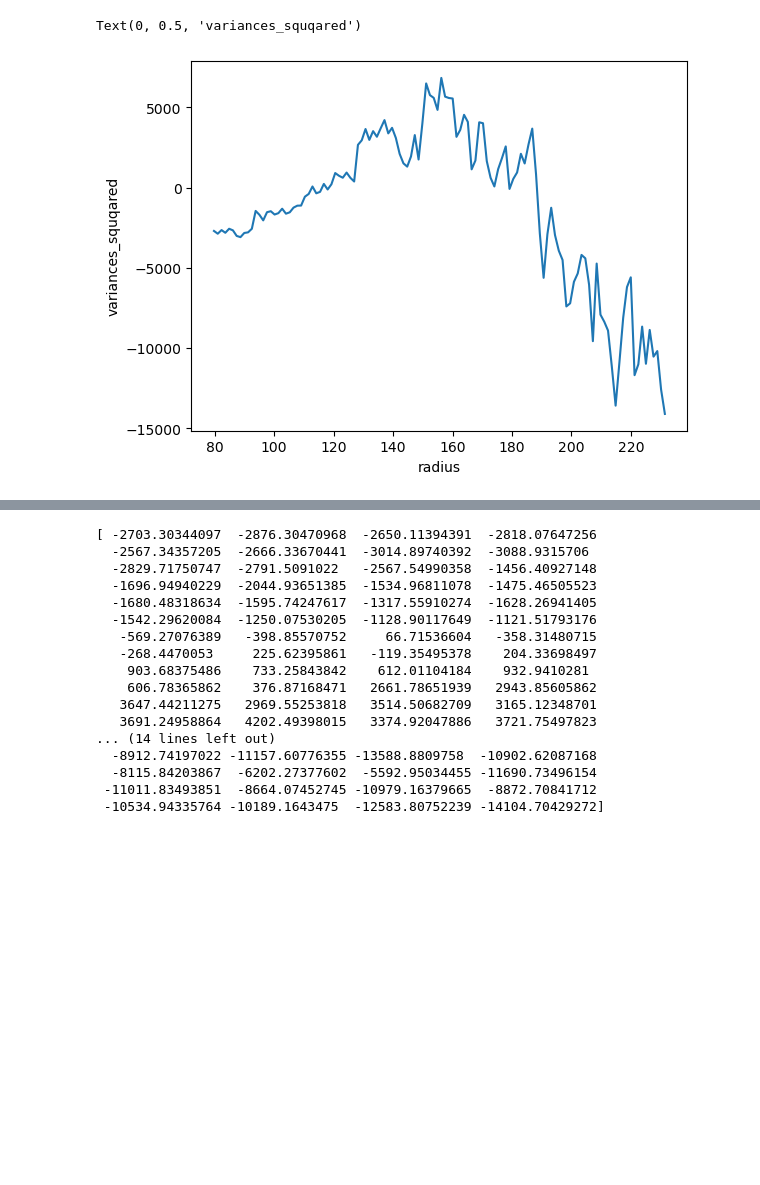
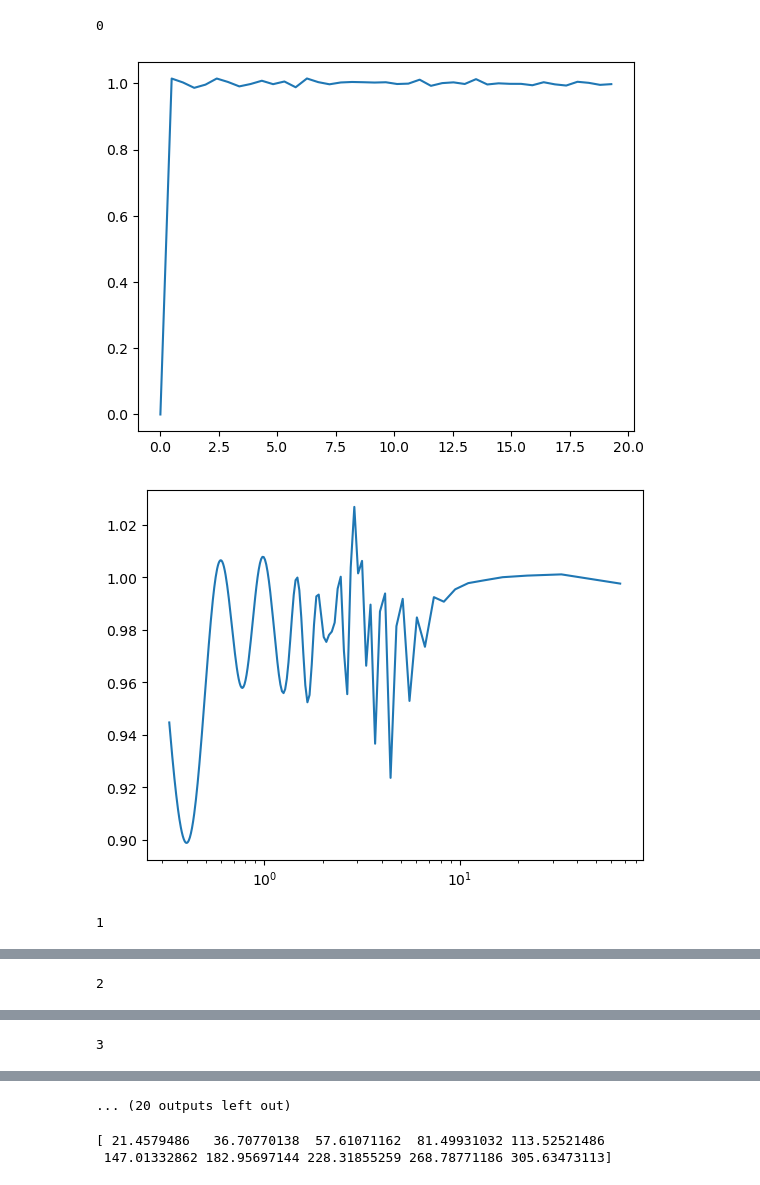
Before and after one commit to xianyang316/Hyperuniformity_simulation, a Jupyter notebook: code/variance_calculations_test.ipynb, the cells around one changed output, grey strips where cells are left out. Cells and saved outputs as stored; diff of their text form; code cells hidden in the pictures; blank space fills up the shorter version.

```diff
--- a/code/variance_calculations_test.ipynb
+++ b/code/variance_calculations_test.ipynb
@@ -1,29 +1,45 @@
 # %%
 import calc
 import numpy as np
 import matplotlib.pyplot as plt
 import importlib
 importlib.reload(calc)
 from calc import Hyperuniform_helper
 
-file_name = 'positions.txt'
+file_name = f'positions/positions_1.txt'
 data = np.loadtxt(file_name)
 rho, box_length, volume_fraction = data[0]
-radius = np.linspace(box_length/5.8, box_length/2,120)
+radius = np.linspace(box_length/8, box_length/2,10)
 scaled_variances = np.zeros(len(radius))
 helper = Hyperuniform_helper(radius[0], np.zeros(3), data[1:,], rho)
+r = None
 for i in range(len(radius)):
+    print(i)
     helper.set_radius(radius[i])
-    r, gr = helper.calculate_radial_distribution(40, 2)
-    r_fit, g_fit = helper.g_fit(r, gr)
+    all_gr = []
+    for j in range(2000):
+        file_name = f'positions/positions_{j}.txt'
+        data = np.loadtxt(file_name)
+        helper.set_positions(data[1:])
+        r, gr = helper.calculate_radial_distribution(40, 2)
+        all_gr.append(gr)
+    avg_gr = np.mean(all_gr, axis=0)
+    plt.plot(r, avg_gr)
+    plt.show()
+    r_fit, g_fit = helper.g_fit(r, avg_gr)
     k_values = np.sort(2*np.pi/r_fit[1:])
-    sk = helper.hankel_transform_2d(gr, r, k_values)
+    sk = helper.hankel_transform_2d(g_fit, r_fit, k_values)
+    plt.plot(k_values, sk)
+    plt.xscale('log')
+    plt.show()
     variance_square = helper.variance_calculations_in_reciprocal_space_2d(sk, k_values)
     scaled_variances[i] = variance_square
 
 plt.plot(radius, scaled_variances)
 plt.xlabel("radius")
 plt.ylabel("variances_squqared")
 # %% [output]
-Text(0, 0.5, 'variances_squqared')
+0
-[figure, old version]
+[figure, new version]
+[figure, added]
+1
@@ -29,0 +48 @@ Text(0, 0.5, 'variances_squqared')
+2
@@ -29,0 +51 @@ Text(0, 0.5, 'variances_squqared')
+3
@@ -30,23 +54,9 @@ Text(0, 0.5, 'variances_squqared')
+... (20 outputs left out)
 # %%
 print(scaled_variances)
 # %% [output]
-[ -2703.30344097  -2876.30470968  -2650.11394391  -2818.07647256
-  -2567.34357205  -2666.33670441  -3014.89740392  -3088.9315706
-  -2829.71750747  -2791.5091022   -2567.54990358  -1456.40927148
-  -1696.94940229  -2044.93651385  -1534.96811078  -1475.46505523
-  -1680.48318634  -1595.74247617  -1317.55910274  -1628.26941405
-  -1542.29620084  -1250.07530205  -1128.90117649  -1121.51793176
-   -569.27076389   -398.85570752     66.71536604   -358.31480715
-   -268.4470053     225.62395861   -119.35495378    204.33698497
-    903.68375486    733.25843842    612.01104184    932.9410281
-    606.78365862    376.87168471   2661.78651939   2943.85605862
-   3647.44211275   2969.55253818   3514.50682709   3165.12348701
-   3691.24958864   4202.49398015   3374.92047886   3721.75497823
-... (14 lines left out)
-  -8912.74197022 -11157.60776355 -13588.8809758  -10902.62087168
-  -8115.84203867  -6202.27377602  -5592.95034455 -11690.73496154
- -11011.83493851  -8664.07452745 -10979.16379665  -8872.70841712
- -10534.94335764 -10189.1643475  -12583.80752239 -14104.70429272]
+[ 21.4579486   36.70770138  57.61071162  81.49931032 113.52521486
+ 147.01332862 182.95697144 228.31855259 268.78771186 305.63473113]
 # %%
 indexes= scaled_variances>0
 variances_radius_ratio = (scaled_variances[indexes])/(radius[indexes])**2
```
Also changed, not shown: parts of 2 cells of this notebook, 2 other files.
